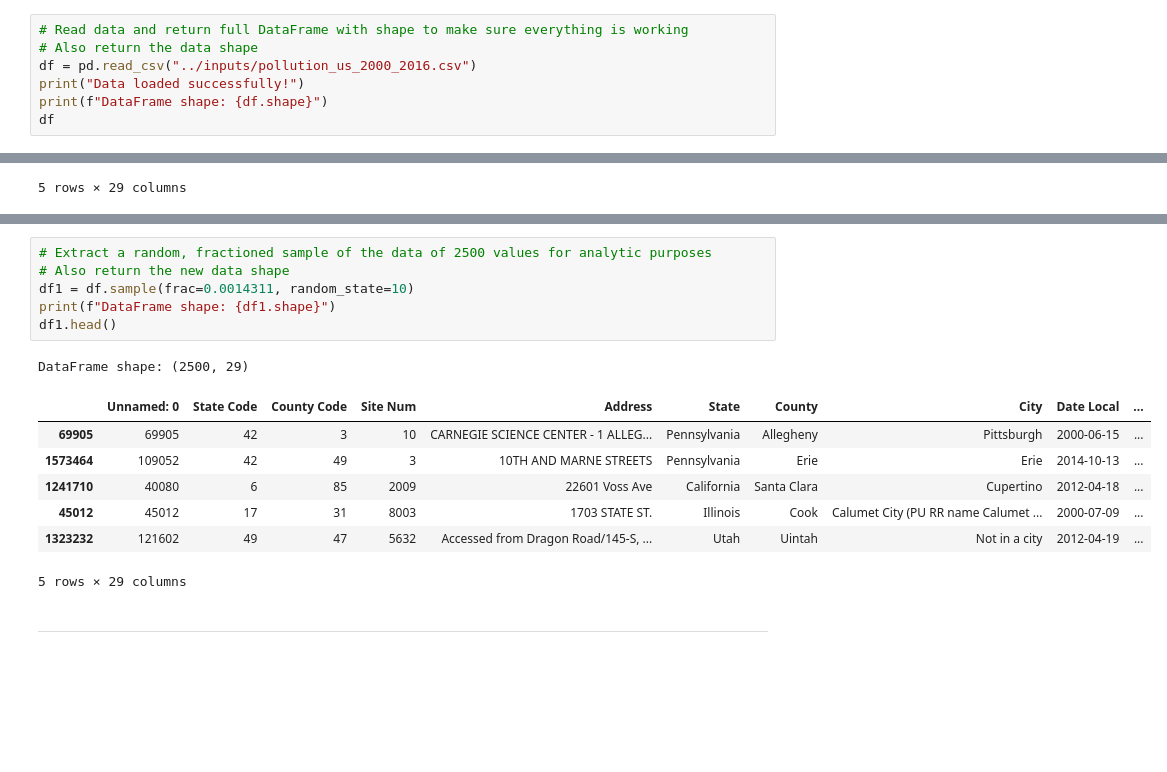
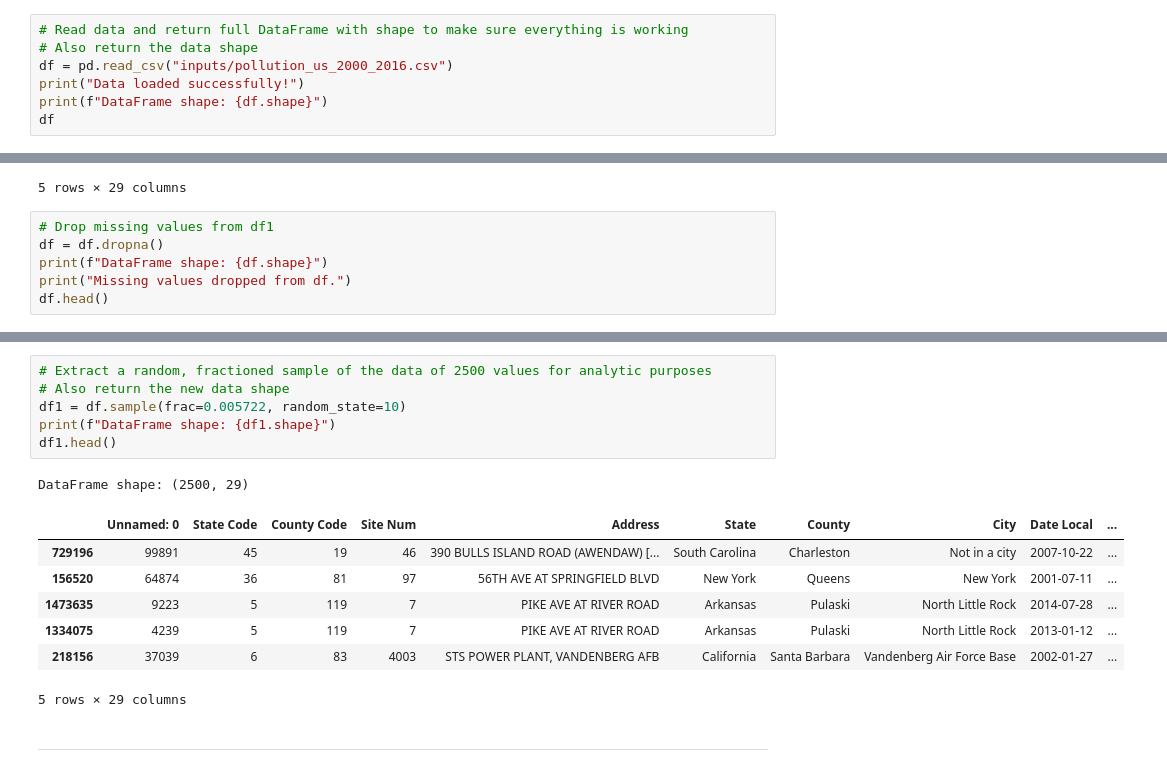
Before and after one commit to FrankiePB95/air-quality-dashboard, a Jupyter notebook: jupyter_notebooks/notebook.ipynb, the cells around one changed output, grey strips where cells are left out. Drawn from its saved outputs; the diff is of its cells as text; blank space fills up the shorter version.

```diff
--- a/jupyter_notebooks/notebook.ipynb
+++ b/jupyter_notebooks/notebook.ipynb
@@ -70,7 +80,7 @@ Feature-engine version: 1.6.1
 # %%
 # Read data and return full DataFrame with shape to make sure everything is working
 # Also return the data shape
-df = pd.read_csv("../inputs/pollution_us_2000_2016.csv")
+df = pd.read_csv("inputs/pollution_us_2000_2016.csv")
 print("Data loaded successfully!")
 print(f"DataFrame shape: {df.shape}")
 df
@@ -101,3 +111,9 @@ df.head()
 | 3 | 3 | 4 | 13 | 3002 | 1645 E ROOSEVELT ST-CENTRAL PHOEN... | Arizona | Maricopa | Phoenix | 2000-01-01 | ... |
 | 4 | 4 | 4 | 13 | 3002 | 1645 E ROOSEVELT ST-CENTRAL PHOEN... | Arizona | Maricopa | Phoenix | 2000-01-02 | ... |
 5 rows × 29 columns
+# %%
+# Drop missing values from df1
+df = df.dropna()
+print(f"DataFrame shape: {df.shape}")
+print("Missing values dropped from df.")
+df.head()
@@ -104,17 +130,17 @@ df.head()
 # %%
 # Extract a random, fractioned sample of the data of 2500 values for analytic purposes
 # Also return the new data shape
-df1 = df.sample(frac=0.0014311, random_state=10)
+df1 = df.sample(frac=0.005722, random_state=10)
 print(f"DataFrame shape: {df1.shape}")
 df1.head()
 # %% [output]
 DataFrame shape: (2500, 29)
 |  | Unnamed: 0 | State Code | County Code | Site Num | Address | State | County | City | Date Local | ... |
-| 69905 | 69905 | 42 | 3 | 10 | CARNEGIE SCIENCE CENTER - 1 ALLEG... | Pennsylvania | Allegheny | Pittsburgh | 2000-06-15 | ... |
-| 1573464 | 109052 | 42 | 49 | 3 | 10TH AND MARNE STREETS | Pennsylvania | Erie | Erie | 2014-10-13 | ... |
-| 1241710 | 40080 | 6 | 85 | 2009 | 22601 Voss Ave | California | Santa Clara | Cupertino | 2012-04-18 | ... |
-| 45012 | 45012 | 17 | 31 | 8003 | 1703 STATE ST. | Illinois | Cook | Calumet City (PU RR name Calumet ... | 2000-07-09 | ... |
-| 1323232 | 121602 | 49 | 47 | 5632 | Accessed from Dragon Road/145-S, ... | Utah | Uintah | Not in a city | 2012-04-19 | ... |
+| 729196 | 99891 | 45 | 19 | 46 | 390 BULLS ISLAND ROAD (AWENDAW) [... | South Carolina | Charleston | Not in a city | 2007-10-22 | ... |
+| 156520 | 64874 | 36 | 81 | 97 | 56TH AVE AT SPRINGFIELD BLVD | New York | Queens | New York | 2001-07-11 | ... |
+| 1473635 | 9223 | 5 | 119 | 7 | PIKE AVE AT RIVER ROAD | Arkansas | Pulaski | North Little Rock | 2014-07-28 | ... |
+| 1334075 | 4239 | 5 | 119 | 7 | PIKE AVE AT RIVER ROAD | Arkansas | Pulaski | North Little Rock | 2013-01-12 | ... |
+| 218156 | 37039 | 6 | 83 | 4003 | STS POWER PLANT, VANDENBERG AFB | California | Santa Barbara | Vandenberg Air Force Base | 2002-01-27 | ... |
 5 rows × 29 columns
 # %% [markdown]
 ---
```
Also changed, not shown: parts of 24 cells of this notebook.
